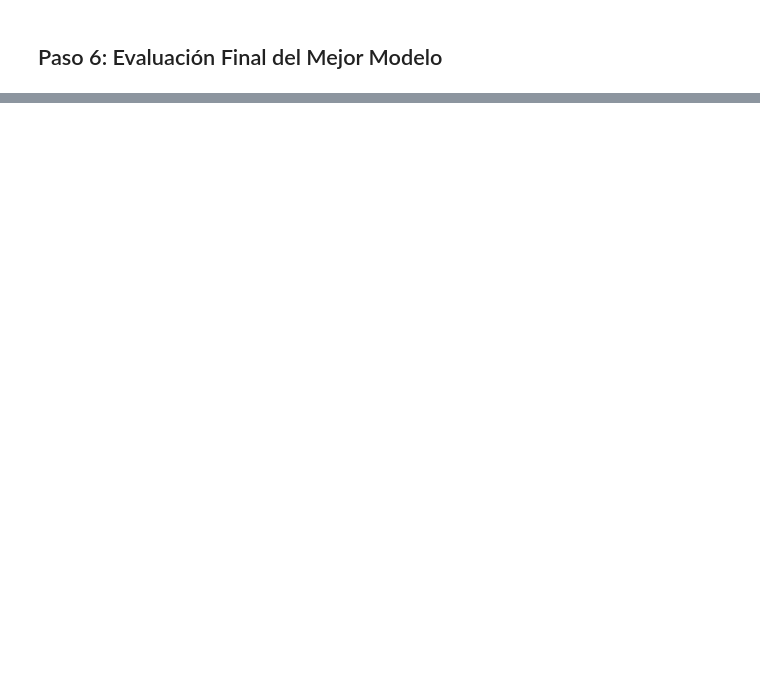
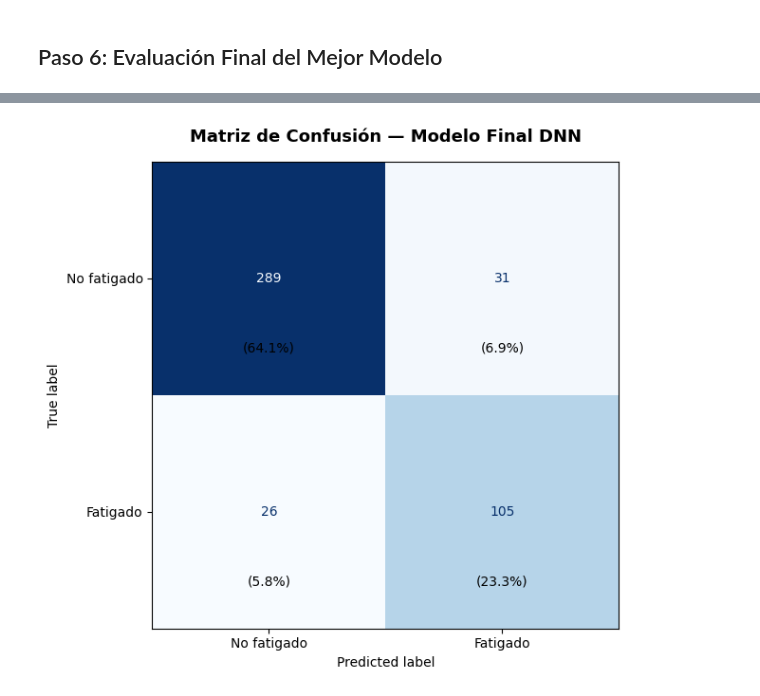
Before and after one commit to Alejoso/Taller2-Intro-IA, a Jupyter notebook: Problema1.ipynb, the cells around one changed output, grey strips where cells are left out. Drawn from its saved outputs; the diff is of its cells as text; code cells hidden in the pictures; blank space fills up the shorter version.

```diff
--- a/Problema1.ipynb
+++ b/Problema1.ipynb
@@ -1076,0 +1162,23 @@ En general, la DNN es el modelo que mejor equilibra aprendizaje y generalizació
+# %%
+cm = confusion_matrix(y_test, y_pred_final)
+
+fig, ax = plt.subplots(figsize=(7, 6))
+disp = ConfusionMatrixDisplay(confusion_matrix=cm,
+                               display_labels=['No fatigado', 'Fatigado'])
+disp.plot(ax=ax, colorbar=False, cmap='Blues')
+
+# Anotar porcentajes dentro de cada celda
+total = cm.sum()
+for i in range(cm.shape[0]):
+    for j in range(cm.shape[1]):
+        pct = cm[i, j] / total * 100
+        ax.text(j, i + 0.3, f'({pct:.1f}%)',
+                ha='center', va='center',
+                fontsize=10, color='black')
+
+ax.set_title('Matriz de Confusión — Modelo Final DNN',
+             fontsize=13, fontweight='bold', pad=15)
+plt.tight_layout()
+plt.show()
+# %% [output]
+[figure, added]
```
Also changed, not shown: parts of 27 cells of this notebook, 1 other file.
